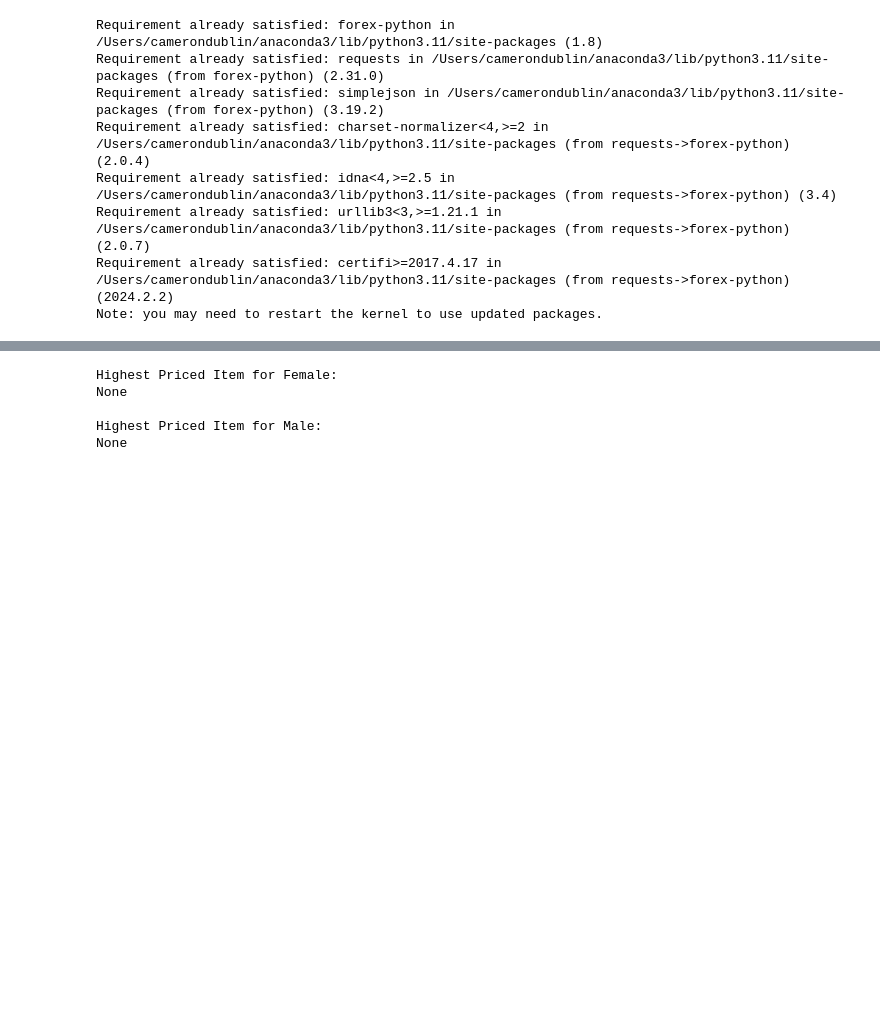
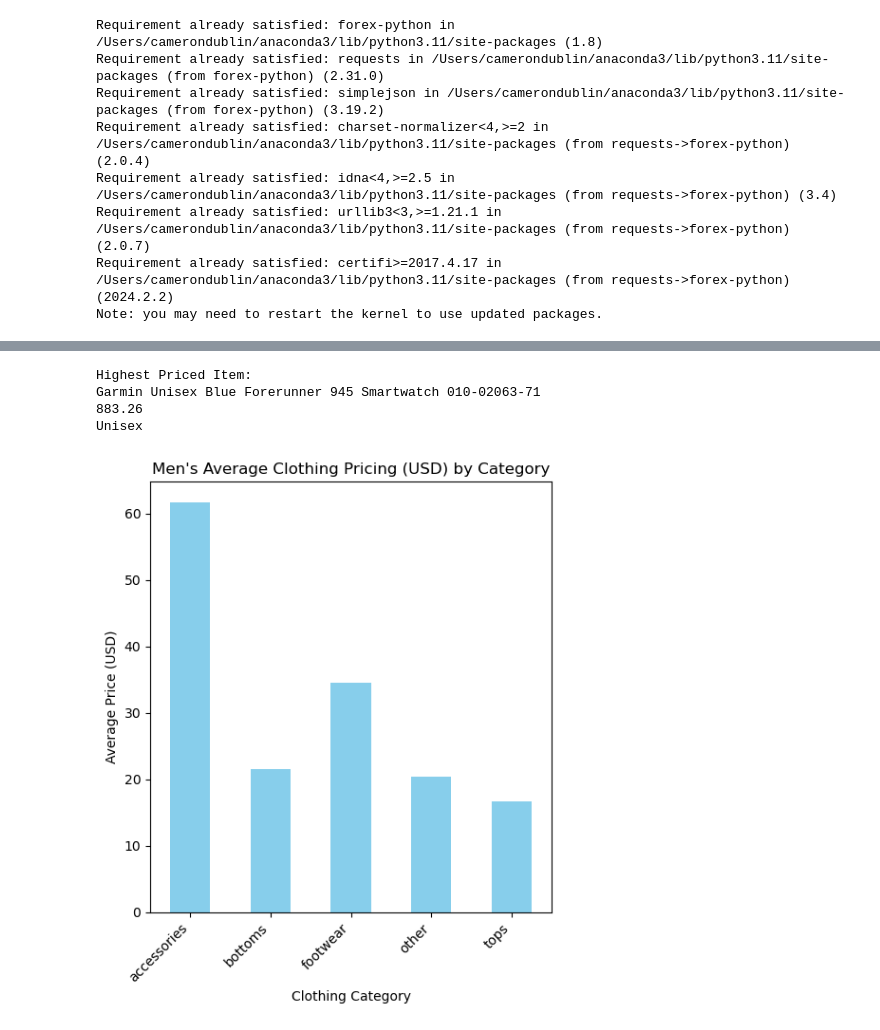
Before and after one commit to camdublin/GA-PPS-122-Final, a Jupyter notebook: CatalogOufitGenerator.ipynb, the cells around one changed output, grey strips where cells are left out. Saved outputs shown, nothing was run; the diff lists cells and outputs as text; code cells hidden in the pictures; blank space fills up the shorter version.

```diff
--- a/CatalogOufitGenerator.ipynb
+++ b/CatalogOufitGenerator.ipynb
@@ -111,30 +105,0 @@ Outfit 3: {'accessory': {'Product': 'DKNY Unisex Black & Grey Printed Medium Tro
-# %%
-INR_TO_USD = 0.014
-
-# Function to find highest priced item based on gender
-def find_highest_priced(clothing_catalog, gender=None):
-    if gender:
-        gender_catalog = clothing_catalog[clothing_catalog['Gender'] == gender]
-        if not gender_catalog.empty:
-            highest_priced_item = gender_catalog.loc[gender_catalog['Price (INR)'].idxmax()]
-            highest_priced_item['Price_USD'] = highest_priced_item['Price (INR)'] * INR_TO_USD
-            return highest_priced_item
-    else:
-        highest_priced_item = clothing_catalog.loc[clothing_catalog['Price (INR)'].idxmax()]
-        highest_priced_item['Price_USD'] = highest_priced_item['Price (INR)'] * INR_TO_USD
-        return highest_priced_item
-
-# Example usage
-highest_priced_female = find_highest_priced(clothing_catalog, gender='women')
-print("\nHighest Priced Item for Female:")
-print(highest_priced_female)
-
-highest_priced_male = find_highest_priced(clothing_catalog, gender='men')
-print("\nHighest Priced Item for Male:")
-print(highest_priced_male)
-# %% [output]
-Highest Priced Item for Female:
-None
-
-Highest Priced Item for Male:
-None
@@ -140,0 +132,32 @@ None
+# %%
+highest_priced_item = find_highest_priced(clothing_catalog)
+print("Highest Priced Item:")
+print(highest_priced_item['ProductName'])
+print(round(highest_priced_item['Price_USD'], 2))
+print(highest_priced_item['Gender'])
+# %% [output]
+Highest Priced Item:
+Garmin Unisex Blue Forerunner 945 Smartwatch 010-02063-71
+883.26
+Unisex
+# %%
+# Filter men's clothing
+mens_clothing = clothing_catalog[clothing_catalog['Gender'] == 'Men'].copy()
+
+# Convert prices to USD
+mens_clothing['Price_USD'] = mens_clothing['Price (INR)'] * INR_TO_USD
+
+# Calculate average price by category
+mens_average_pricing = mens_clothing.groupby('ClothingType')['Price_USD'].mean()
+# %%
+# Plot the average prices
+plt.figure(figsize=(5, 6))
+mens_average_pricing.plot(kind='bar', color='skyblue')
+plt.title("Men's Average Clothing Pricing (USD) by Category")
+plt.xlabel("Clothing Category")
+plt.ylabel("Average Price (USD)")
+plt.xticks(rotation=45, ha='right')
+plt.tight_layout()
+plt.show()
+# %% [output]
+[figure, added]
```
Also changed, not shown: parts of 10 cells of this notebook, 1 other file.
